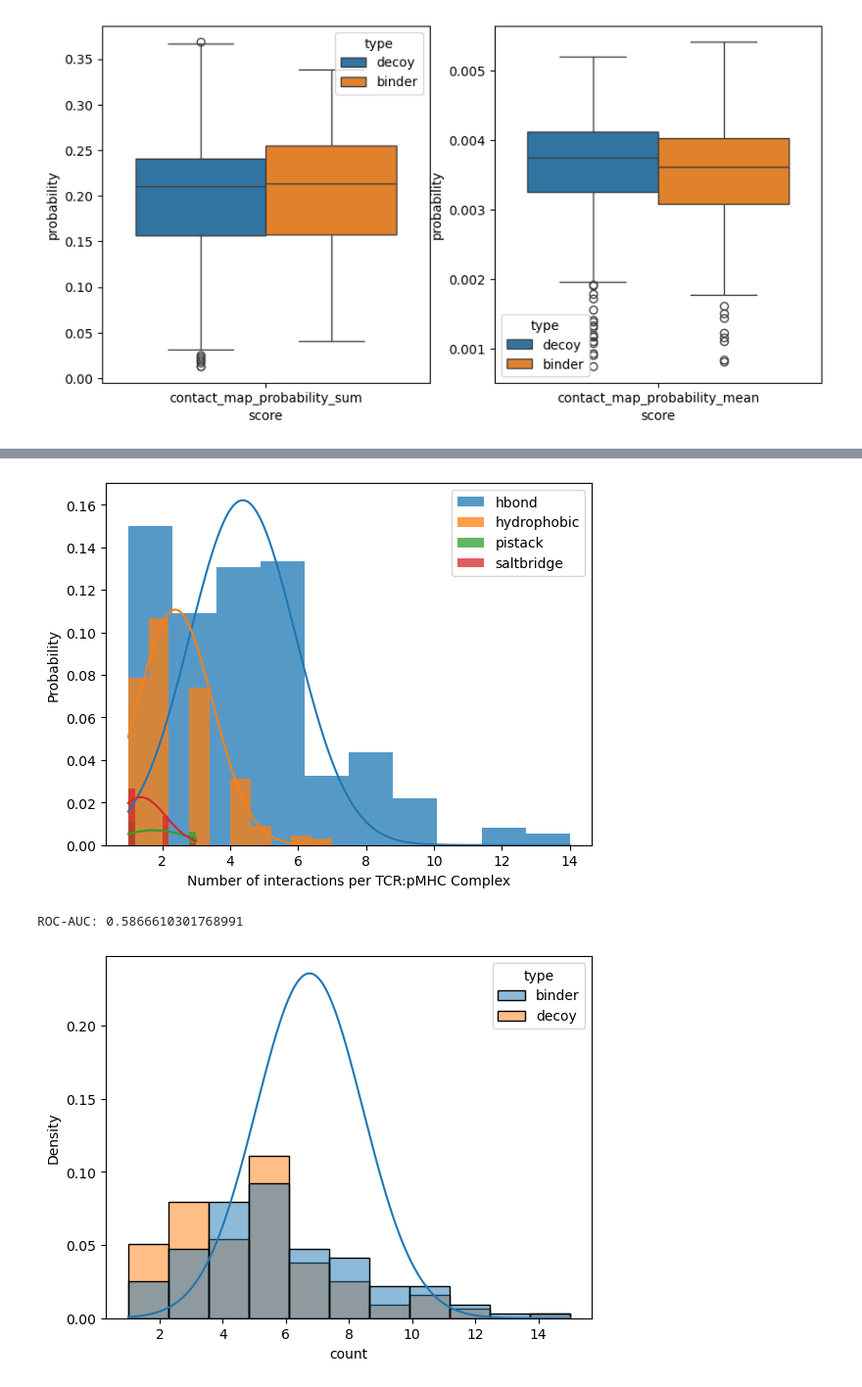
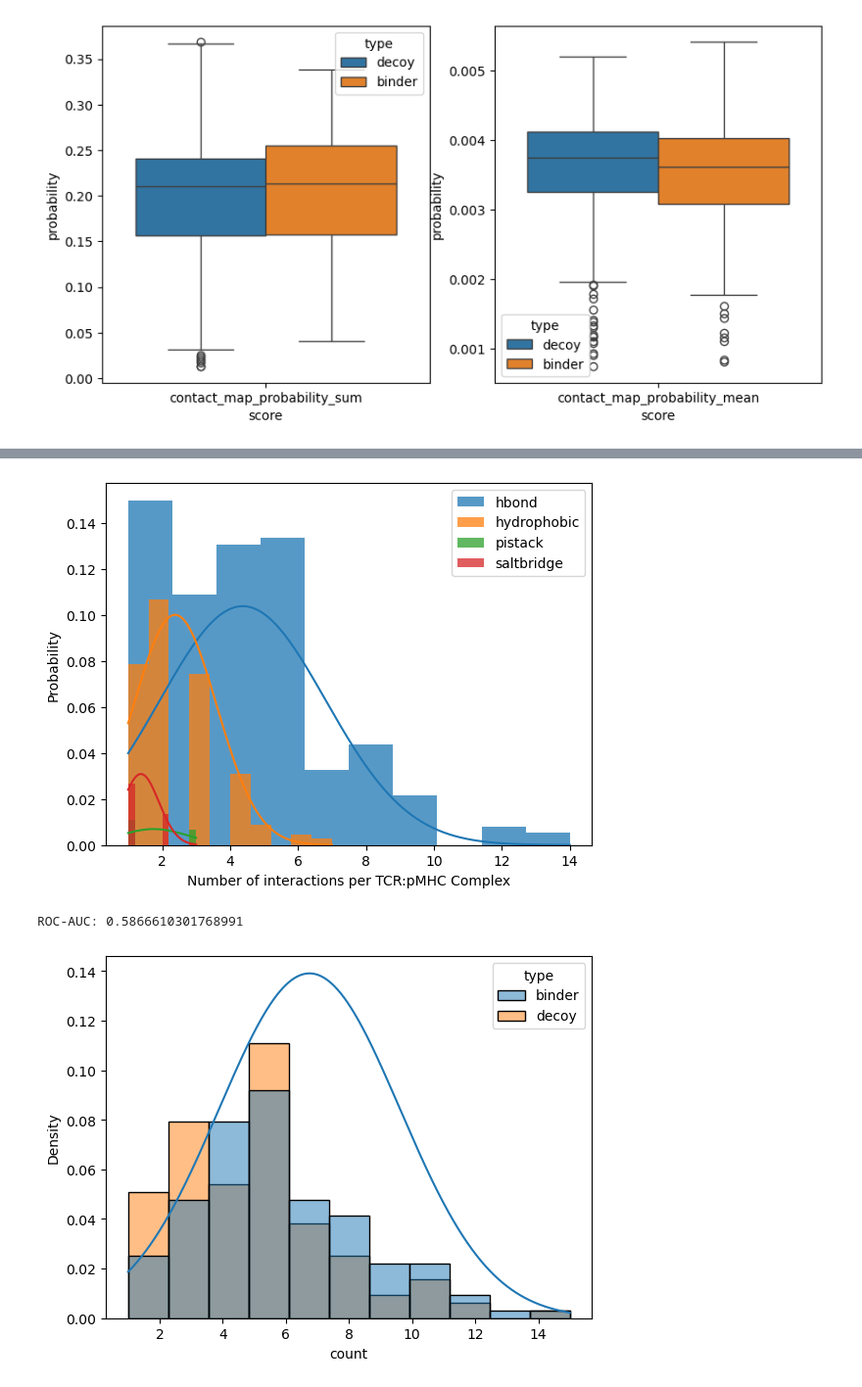
Before and after one commit to benjiemc/tcr-pmhc-predicted-structures, a Jupyter notebook: notebooks/compare_structural_features_to_confidence.ipynb, the cells around one changed output, grey strips where cells are left out. Shown at 98% size. Saved outputs shown, nothing was run; the diff lists cells and outputs as text; code cells hidden in the pictures.

```diff
--- a/notebooks/compare_structural_features_to_confidence.ipynb
+++ b/notebooks/compare_structural_features_to_confidence.ipynb
@@ -226,7 +226,7 @@ for i, (interaction_type, group) in enumerate(interaction_types.reset_index().gr
     interaction_types_parameters[interaction_type]['std'] = std
 
     x = np.linspace(count.min(), count.max(), 1000)
-    y = scipy.stats.norm.pdf(x, loc=mean, scale=np.sqrt(std)) * weight
+    y = scipy.stats.norm.pdf(x, loc=mean, scale=std) * weight
 
     plt.plot(x, y, '-', color=colour)
 
@@ -247,7 +247,7 @@ plt.ylabel('Probability')
 plt.xlabel('Number of interactions per TCR:pMHC Complex')
 plt.show()
 # %% [output]
-[figure, old version]
+[figure, new version]
 # %%
 af3_interactions = pd.read_csv('../data/processed/af3_interactions.csv')
 af3_interactions = af3_interactions.merge(
@@ -256,19 +256,19 @@ af3_interactions = af3_interactions.merge(
 # %%
 af3_interaction_counts = af3_interactions.groupby(['type', 'label', 'name', 'seed', 'sample']).size()
 af3_interaction_counts.name = 'count'
 af3_interaction_counts = af3_interaction_counts.reset_index()
 
 sns.histplot(af3_interaction_counts, x='count', hue='type', stat='density')
 
 x = np.linspace(af3_interaction_counts['count'].min(), af3_interaction_counts['count'].max(), 1000)
-y = scipy.stats.norm.pdf(x, loc=num_interactions.mean(), scale=np.sqrt(num_interactions.std()))
+y = scipy.stats.norm.pdf(x, loc=num_interactions.mean(), scale=num_interactions.std())
 plt.plot(x, y, '-')
 
 print('ROC-AUC:', sklearn.metrics.roc_auc_score(af3_interaction_counts['label'], af3_interaction_counts['count']))
 
 plt.show()
 # %% [output]
 ROC-AUC: 0.5866610301768991
-[figure, old version]
+[figure, new version]
 # %%
 af3_interaction_counts['num_interactions_probability'] = scipy.stats.norm.pdf(
```
Also changed, not shown: parts of 7 cells of this notebook.
